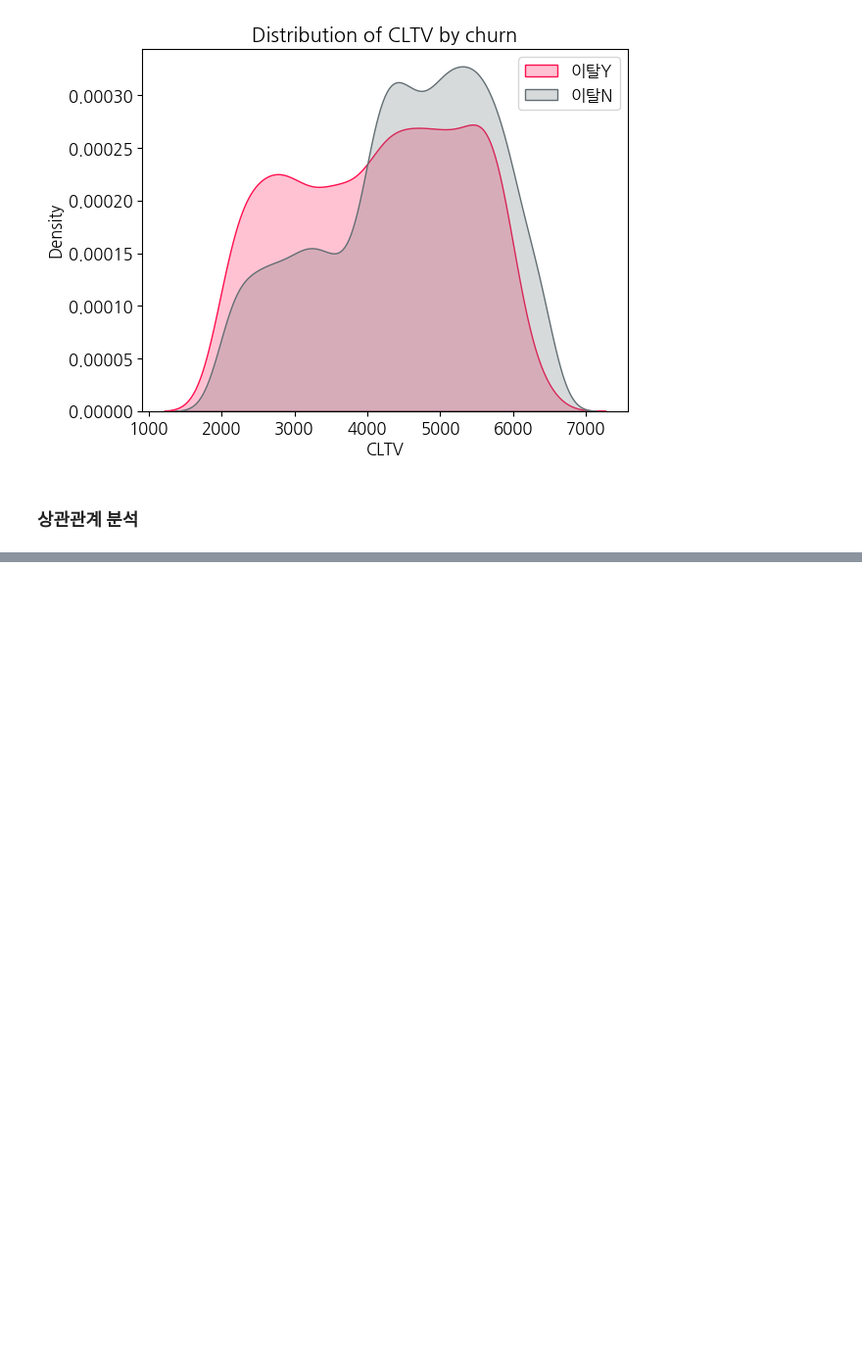
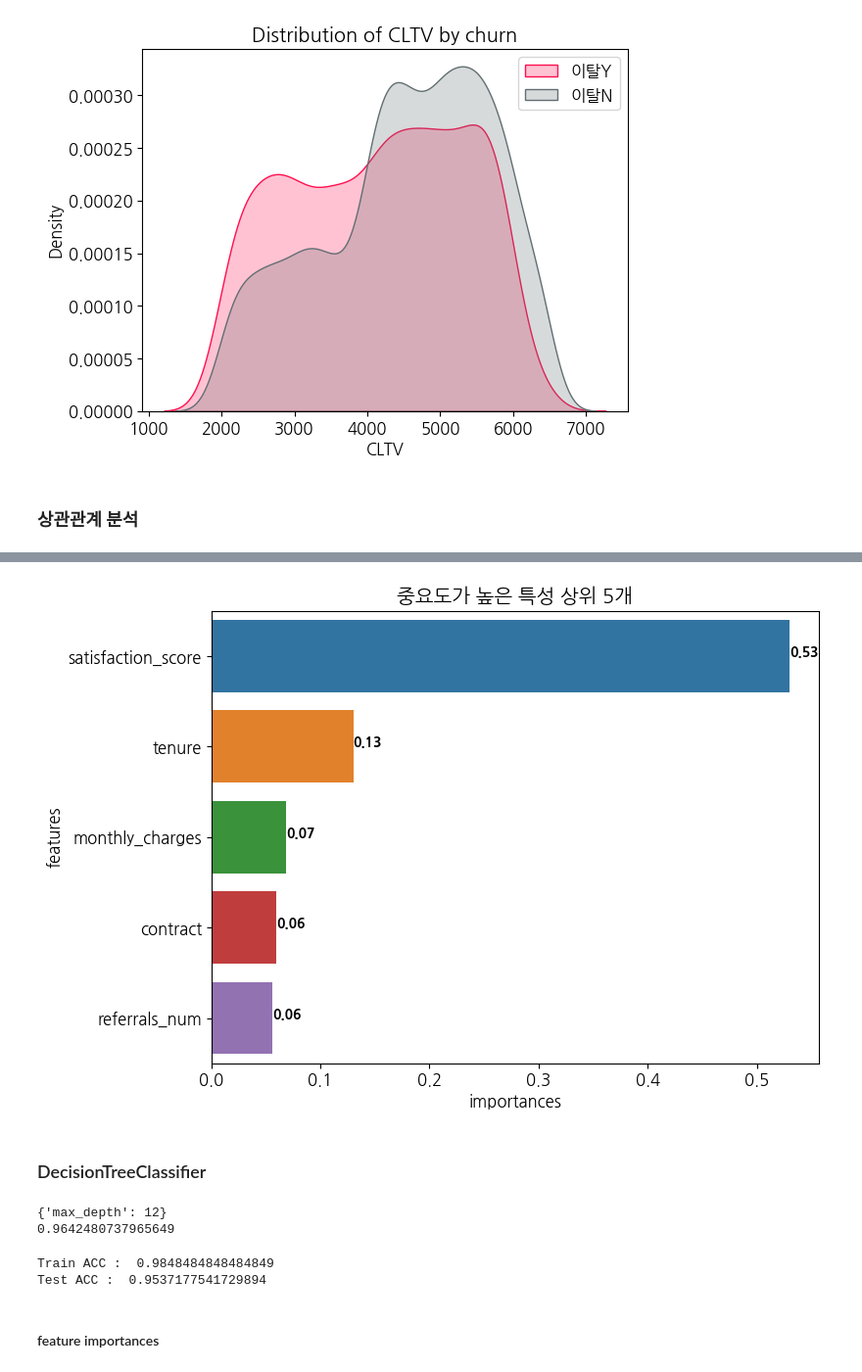
Before and after one commit to skywalker221-Minsoo/-DS-_ZeroBase_ML_Project, a Jupyter notebook: dataset_1_team/dataset_1team.ipynb, the cells around one changed output, grey strips where cells are left out. Shown at 98% size. Cells and saved outputs as stored; diff of their text form; code cells hidden in the pictures; blank space fills up the shorter version.

```diff
--- a/dataset_1_team/dataset_1team.ipynb
+++ b/dataset_1_team/dataset_1team.ipynb
@@ -788,0 +1025,4 @@ Name: churn, dtype: float64
+# %%
+importances = rf.feature_importances_
+important_cols = pd.Series(importances, index=X.columns).sort_values(ascending=False)
+important_cols
@@ -788,0 +1047,40 @@ Name: churn, dtype: float64
+# %%
+plt.figure(figsize=(8,6))
+sns.barplot(x=important_cols[:5], y=important_cols.index[:5])
+plt.title('중요도가 높은 특성 상위 5개')
+plt.xlabel('importances')
+plt.ylabel('features')
+
+for i, v in enumerate(important_cols[:5]):
+    plt.text(v, i, round(v, 2), color='black', size = 10, weight = 'bold')
+
+plt.show()
+# %% [output]
+[figure, added]
+# %% [markdown]
+### DecisionTreeClassifier
+# %%
+dt = DecisionTreeClassifier(random_state=0, max_depth=4)
+
+params = {'max_depth': [6, 8, 10, 12, 16, 20, 24]}
+
+grid_cv = GridSearchCV(dt, param_grid=params, cv=5)
+grid_cv.fit(X_train_over, y_train_over)
+
+print(grid_cv.best_params_)
+print(grid_cv.best_score_)
+# %% [output]
+{'max_depth': 12}
+0.9642480737965649
+# %%
+dt = grid_cv.best_estimator_
+dt_pred_tr = dt.predict(X_train_over)
+dt_pred_test = dt.predict(X_test)
+
+print('Train ACC : ', accuracy_score(y_train_over, dt_pred_tr))
+print('Test ACC : ', accuracy_score(y_test, dt_pred_test))
+# %% [output]
+Train ACC :  0.9848484848484849
+Test ACC :  0.9537177541729894
+# %% [markdown]
+#### feature importances
```
Also changed, not shown: parts of 51 cells of this notebook.
